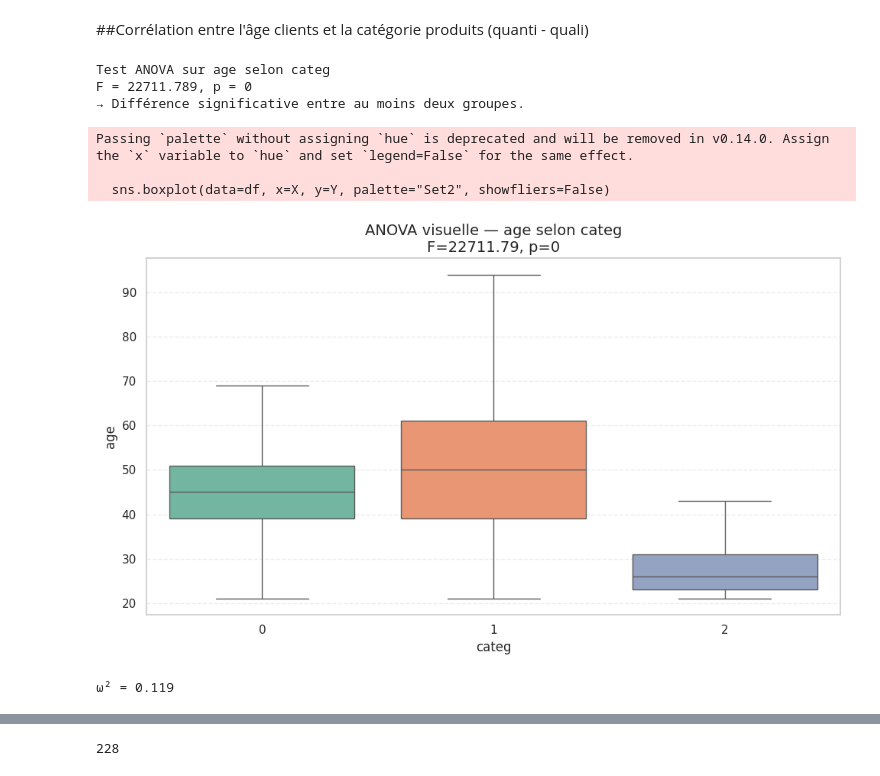
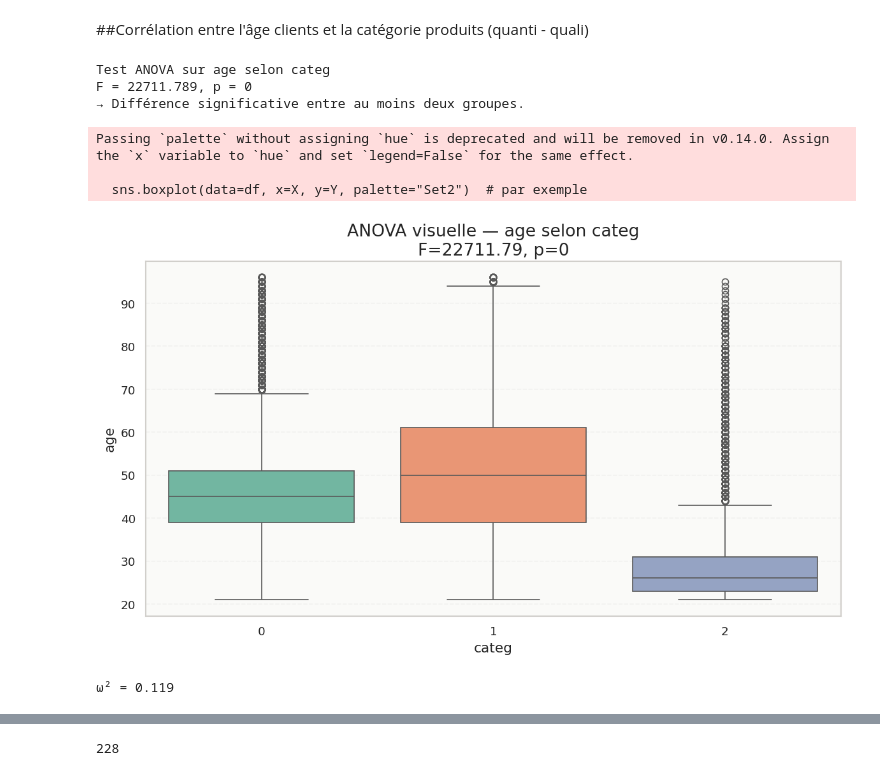
Before and after one commit to dinaglamshowroom/projet-data_oc, a Jupyter notebook: Projet4_Corrélation_3.ipynb, the cells around one changed output, grey strips where cells are left out. Drawn from its saved outputs; the diff is of its cells as text; code cells hidden in the pictures.

```diff
--- a/Projet4_Corrélation_3.ipynb
+++ b/Projet4_Corrélation_3.ipynb
@@ -46,12 +47,28 @@ pd.set_option("display.max_rows", 100)
 pd.set_option("display.float_format", lambda x: "%.2f" % x)
 # %% [markdown]
 **Configuration Matplotlib / Seaborn**
-# %%
-
-# Style général des graphiques
-sns.set_theme(style="whitegrid", palette="muted")
-# Taille par défaut des graphiques
-plt.rcParams["figure.figsize"] = (10, 6)
-# Taille de police des titres et labels
-plt.rcParams["axes.titlesize"] = 14
-plt.rcParams["axes.labelsize"] = 12
+# %%
+
+AUTUMN_PALETTE = ["#D97706", "#FBBF24", "#7C9885", "#3B82F6", "#78350F"]
+
+sns.set_theme(
+    context="notebook",
+    style="whitegrid",
+    palette=AUTUMN_PALETTE
+)
+
+plt.rcParams.update({
+    "figure.figsize": (10, 5),
+    "figure.dpi": 120,
+    "axes.titlesize": 16,
+    "axes.labelsize": 13,
+    "xtick.labelsize": 11,
+    "ytick.labelsize": 11,
+    "axes.facecolor": "#FAFAF8",   # fond quasi blanc, pas beige
+    "axes.edgecolor": "#D1CFCB",   # bord doux, pas trop contrasté
+    "grid.color": "#E5E4E2",
+    "grid.alpha": 0.4,
+    "axes.prop_cycle": cycler(color=AUTUMN_PALETTE)
+})
+
+print("🎨 Thème automnal raffiné activé (Matplotlib + Seaborn)")
@@ -806,13 +825,7 @@ L’analyse a d’abord été réalisée par tranches d’âge afin de simplifie
 # %% [markdown]
 ##Corrélation entre l'âge clients et la catégorie produits (quanti - quali)
 # %%
-import numpy as np
-import pandas as pd
-import seaborn as sns
-import matplotlib.pyplot as plt
-from scipy import stats
-import statsmodels.api as sm
-from statsmodels.formula.api import ols
+
 
 # ====== Paramètres ======
 X = "categ"      # variable qualitative (ex: catégorie)
@@ -843,14 +856,13 @@ print("→ Différence significative entre au moins deux groupes." if p < 0.05
 
 # ====== Visualisation (ANOVA visuelle) ======
 plt.figure(figsize=(10,6))
-sns.boxplot(data=df, x=X, y=Y, palette="Set2", showfliers=False)
+sns.boxplot(data=df, x=X, y=Y, palette="Set2")  # par exemple
 plt.title(f"ANOVA visuelle — {Y} selon {X}\nF={F:.2f}, p={p:.3g}")
 plt.xlabel(X)
 plt.ylabel(Y)
 plt.grid(axis='y', linestyle='--', alpha=0.35)
 plt.tight_layout()
 plt.show()
-
 # ====== ω² (omega carré) avec statsmodels ======
 def omega_squared(df_in: pd.DataFrame, x: str, y: str) -> float:
     """
@@ -858,33 +870,33 @@ def omega_squared(df_in: pd.DataFrame, x: str, y: str) -> float:
     """
     d = df_in[[x, y]].dropna().copy()
     d[x] = d[x].astype("category")
     d[y] = pd.to_numeric(d[y], errors="coerce")
     d = d.dropna(subset=[y])
 
     model = ols(f"{y} ~ C({x})", data=d).fit()
     anova_table = sm.stats.anova_lm(model, typ=2)  # typ=2 robuste
 
     # Récupération SCE (between), SCT (total), MSE (résiduel)
     # La ligne du facteur est "C(x)" dans l'ANOVA typ=2
     factor_label = [idx for idx in anova_table.index if idx != "Residual"][0]
     SCE = anova_table.loc[factor_label, "sum_sq"]
     # MSE = SS_res / df_res
     SS_res = anova_table.loc["Residual", "sum_sq"]
     df_res = anova_table.loc["Residual", "df"]
     MSE = SS_res / df_res
     SCT = anova_table["sum_sq"].sum()
 
     omega2 = (SCE - (d[x].nunique() - 1) * MSE) / (SCT + MSE)
     return float(max(0.0, omega2))
 
 omega = omega_squared(df, x=X, y=Y)
 print(f"ω² = {omega:.3f}")
 # %% [output]
 Test ANOVA sur age selon categ
 F = 22711.789, p = 0
 → Différence significative entre au moins deux groupes.
 Passing `palette` without assigning `hue` is deprecated and will be removed in v0.14.0. Assign the `x` variable to `hue` and set `legend=False` for the same effect.
 
-  sns.boxplot(data=df, x=X, y=Y, palette="Set2", showfliers=False)
+  sns.boxplot(data=df, x=X, y=Y, palette="Set2")  # par exemple
-[figure, old version]
+[figure, new version]
 ω² = 0.119
```
Also changed, not shown: parts of 45 cells of this notebook.
